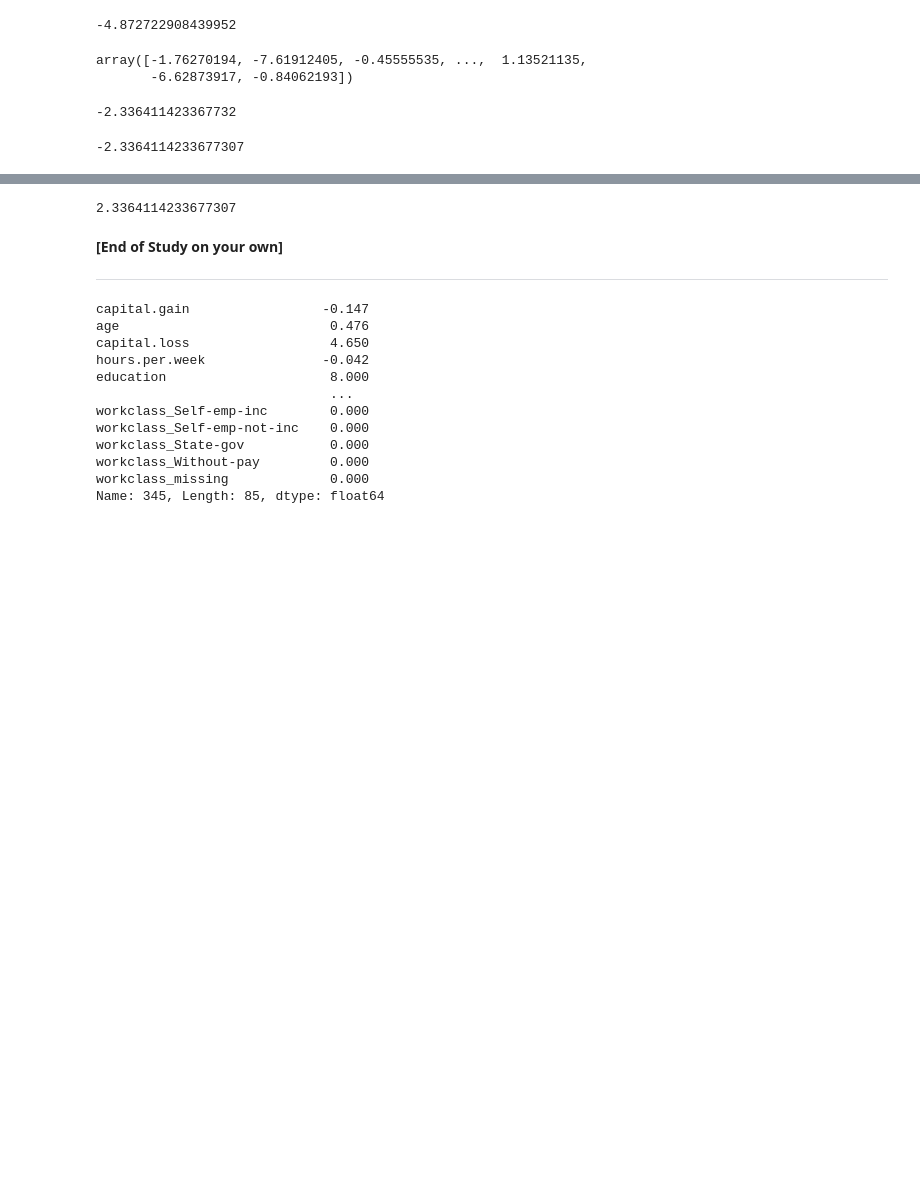
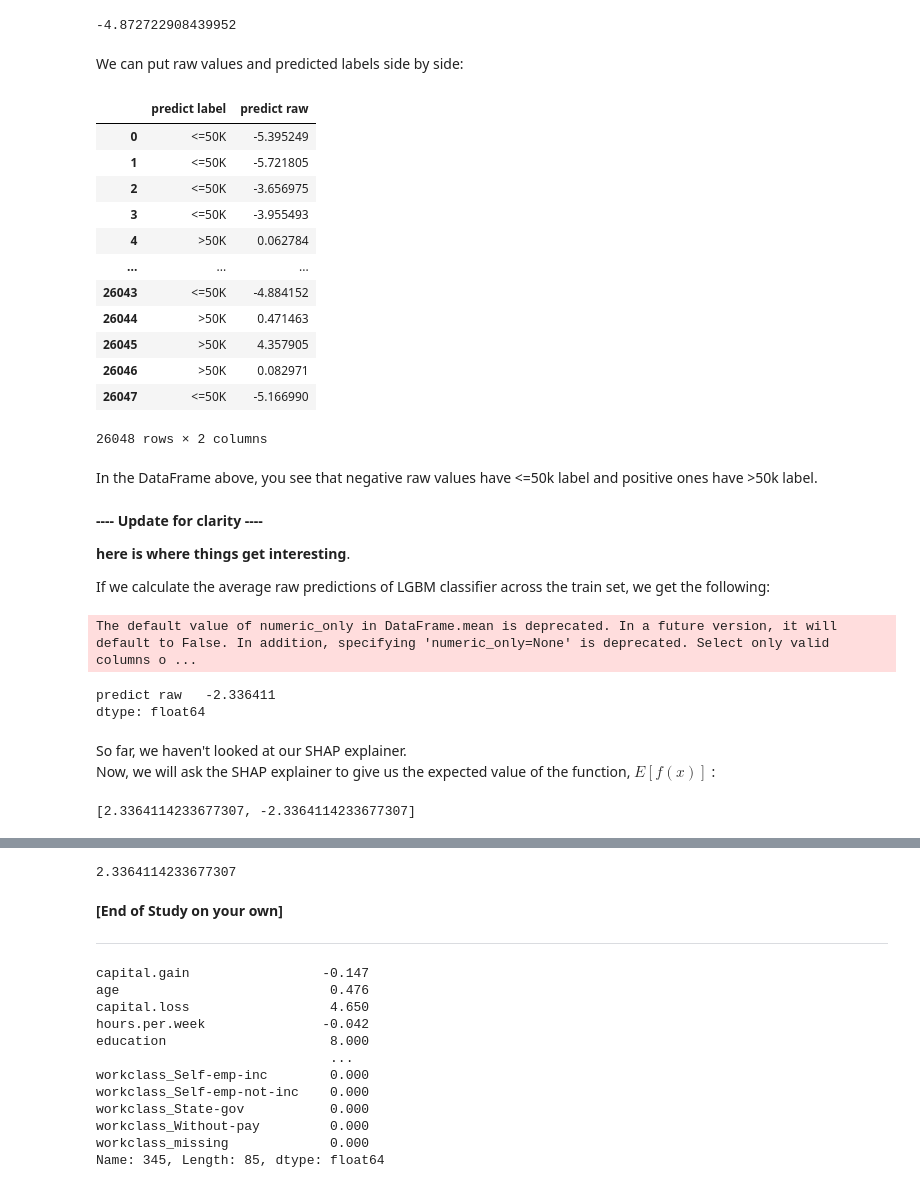
Before and after one commit to UBC-CS/cpsc330-2022W2, a Jupyter notebook: lectures/AmirAbdi/12_feat-importances.ipynb, the cells around one changed output, grey strips where cells are left out. Drawn from its saved outputs; the diff is of its cells as text; code cells hidden in the pictures; blank space fills up the shorter version.

```diff
--- a/lectures/AmirAbdi/12_feat-importances.ipynb
+++ b/lectures/AmirAbdi/12_feat-importances.ipynb
@@ -1436,16 +1443,47 @@ Get raw score of the model:
 pipe_lgbm.named_steps["lgbmclassifier"].predict(X_test_enc, raw_score=True)[ex_l50k_index]
 # %% [output]
 -4.872722908439952
-# %%
-pipe_lgbm.named_steps["lgbmclassifier"].predict(X_test_enc, raw_score=True)
-# %% [output]
-array([-1.76270194, -7.61912405, -0.45555535, ...,  1.13521135,
-       -6.62873917, -0.84062193])
-# %%
-pipe_lgbm.named_steps["lgbmclassifier"].predict(X_train_enc, raw_score=True).mean()
-# %% [output]
--2.336411423367732
-# %%
-lgbm_explainer.expected_value[1]  # on average this is the raw score for class 1
-# %% [output]
--2.3364114233677307
+# %% [markdown]
+We can put raw values and predicted labels side by side:
+# %%
+pipe_lgbm_results = {
+    'predict label': pipe_lgbm.named_steps["lgbmclassifier"].predict(X_train_enc),
+    'predict raw': pipe_lgbm.named_steps["lgbmclassifier"].predict(X_train_enc, raw_score=True)
+}
+pipe_lgbm_results_df = pd.DataFrame(pipe_lgbm_results)
+pipe_lgbm_results_df
+# %% [output]
+|  | predict label | predict raw |
+| 0 | <=50K | -5.395249 |
+| 1 | <=50K | -5.721805 |
+| 2 | <=50K | -3.656975 |
+| 3 | <=50K | -3.955493 |
+| 4 | >50K | 0.062784 |
+| ... | ... | ... |
+| 26043 | <=50K | -4.884152 |
+| 26044 | >50K | 0.471463 |
+| 26045 | >50K | 4.357905 |
+| 26046 | >50K | 0.082971 |
+| 26047 | <=50K | -5.166990 |
+26048 rows × 2 columns
+# %% [markdown]
+In the DataFrame above, you see that negative raw values have <=50k label and positive ones have >50k label.
+# %% [markdown]
+**---- Update for clarity ----**
+
+**here is where things get interesting**.
+
+If we calculate the average raw predictions of LGBM classifier across the train set, we get the following:
+# %%
+pipe_lgbm_results_df.mean()
+# %% [output]
+The default value of numeric_only in DataFrame.mean is deprecated. In a future version, it will default to False. In addition, specifying 'numeric_only=None' is deprecated. Select only valid columns o ...
+predict raw   -2.336411
+dtype: float64
+# %% [markdown]
+So far, we haven't looked at our SHAP explainer.
+Now, we will ask the SHAP explainer to give us the expected value of the function, $E[f(x)]$ :
+# %%
+lgbm_explainer.expected_value
+# %% [output]
+[2.3364114233677307, -2.3364114233677307]
```
Also changed, not shown: parts of 20 cells of this notebook, 1 other file.
